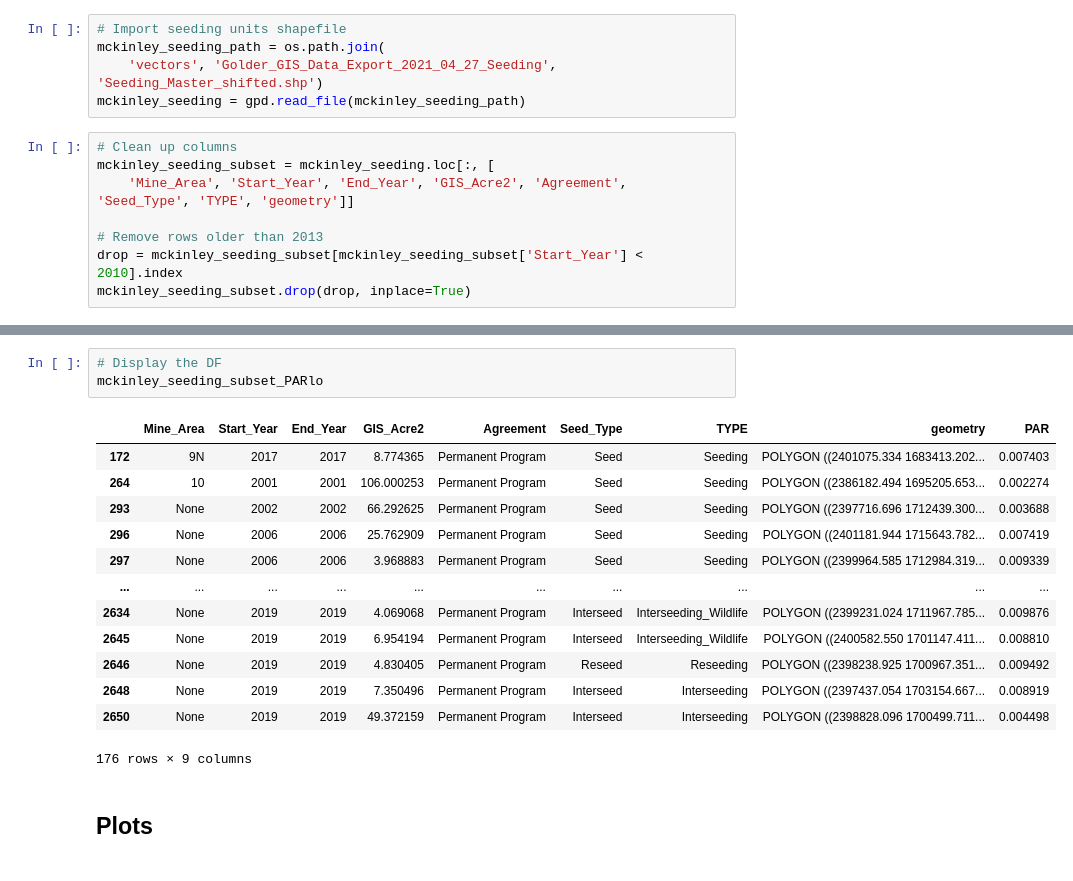
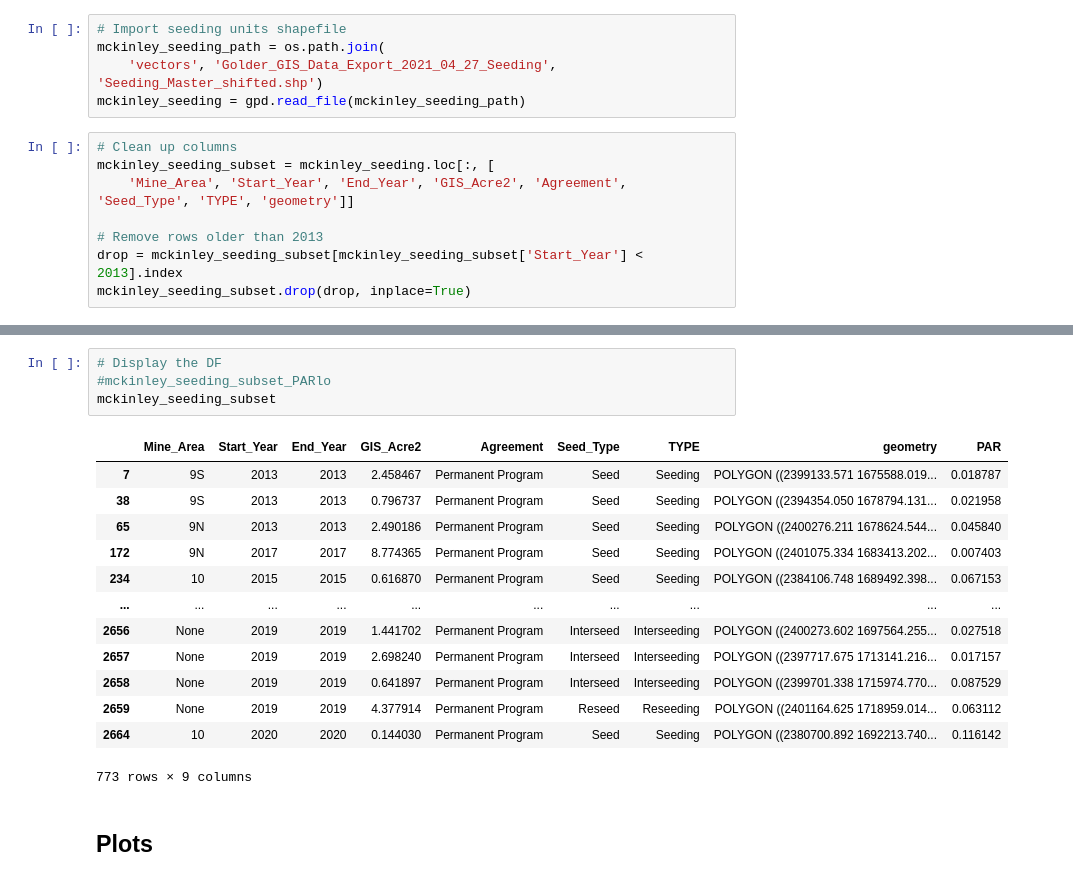
Before and after one commit to haselwimmer/vegetation-restoration-monitoring, a Jupyter notebook: final_notebooks/1-process-seeding-unit-vectors.ipynb, the cells around one changed output, grey strips where cells are left out. Cells and saved outputs as stored; diff of their text form.

```diff
--- a/final_notebooks/1-process-seeding-unit-vectors.ipynb
+++ b/final_notebooks/1-process-seeding-unit-vectors.ipynb
@@ -27,7 +27,7 @@ mckinley_seeding_subset = mckinley_seeding.loc[:, [
     'Mine_Area', 'Start_Year', 'End_Year', 'GIS_Acre2', 'Agreement', 'Seed_Type', 'TYPE', 'geometry']]
 
 # Remove rows older than 2013
-drop = mckinley_seeding_subset[mckinley_seeding_subset['Start_Year'] < 2010].index
+drop = mckinley_seeding_subset[mckinley_seeding_subset['Start_Year'] < 2013].index
 mckinley_seeding_subset.drop(drop, inplace=True)
 # %%
 # Filter polygons to remove roads, tracks, ROW's
@@ -56,19 +78,20 @@ mckinley_seeding_subset.plot(ax=ax2,
 # %%
 # Display the DF
-mckinley_seeding_subset_PARlo
+#mckinley_seeding_subset_PARlo
+mckinley_seeding_subset
 # %% [output]
 |  | Mine_Area | Start_Year | End_Year | GIS_Acre2 | Agreement | Seed_Type | TYPE | geometry | PAR |
+| 7 | 9S | 2013 | 2013 | 2.458467 | Permanent Program | Seed | Seeding | POLYGON ((2399133.571 1675588.019... | 0.018787 |
+| 38 | 9S | 2013 | 2013 | 0.796737 | Permanent Program | Seed | Seeding | POLYGON ((2394354.050 1678794.131... | 0.021958 |
+| 65 | 9N | 2013 | 2013 | 2.490186 | Permanent Program | Seed | Seeding | POLYGON ((2400276.211 1678624.544... | 0.045840 |
 | 172 | 9N | 2017 | 2017 | 8.774365 | Permanent Program | Seed | Seeding | POLYGON ((2401075.334 1683413.202... | 0.007403 |
-| 264 | 10 | 2001 | 2001 | 106.000253 | Permanent Program | Seed | Seeding | POLYGON ((2386182.494 1695205.653... | 0.002274 |
-| 293 | None | 2002 | 2002 | 66.292625 | Permanent Program | Seed | Seeding | POLYGON ((2397716.696 1712439.300... | 0.003688 |
-| 296 | None | 2006 | 2006 | 25.762909 | Permanent Program | Seed | Seeding | POLYGON ((2401181.944 1715643.782... | 0.007419 |
-| 297 | None | 2006 | 2006 | 3.968883 | Permanent Program | Seed | Seeding | POLYGON ((2399964.585 1712984.319... | 0.009339 |
+| 234 | 10 | 2015 | 2015 | 0.616870 | Permanent Program | Seed | Seeding | POLYGON ((2384106.748 1689492.398... | 0.067153 |
 | ... | ... | ... | ... | ... | ... | ... | ... | ... | ... |
-| 2634 | None | 2019 | 2019 | 4.069068 | Permanent Program | Interseed | Interseeding_Wildlife | POLYGON ((2399231.024 1711967.785... | 0.009876 |
-| 2645 | None | 2019 | 2019 | 6.954194 | Permanent Program | Interseed | Interseeding_Wildlife | POLYGON ((2400582.550 1701147.411... | 0.008810 |
-| 2646 | None | 2019 | 2019 | 4.830405 | Permanent Program | Reseed | Reseeding | POLYGON ((2398238.925 1700967.351... | 0.009492 |
-| 2648 | None | 2019 | 2019 | 7.350496 | Permanent Program | Interseed | Interseeding | POLYGON ((2397437.054 1703154.667... | 0.008919 |
-| 2650 | None | 2019 | 2019 | 49.372159 | Permanent Program | Interseed | Interseeding | POLYGON ((2398828.096 1700499.711... | 0.004498 |
+| 2656 | None | 2019 | 2019 | 1.441702 | Permanent Program | Interseed | Interseeding | POLYGON ((2400273.602 1697564.255... | 0.027518 |
+| 2657 | None | 2019 | 2019 | 2.698240 | Permanent Program | Interseed | Interseeding | POLYGON ((2397717.675 1713141.216... | 0.017157 |
+| 2658 | None | 2019 | 2019 | 0.641897 | Permanent Program | Interseed | Interseeding | POLYGON ((2399701.338 1715974.770... | 0.087529 |
+| 2659 | None | 2019 | 2019 | 4.377914 | Permanent Program | Reseed | Reseeding | POLYGON ((2401164.625 1718959.014... | 0.063112 |
+| 2664 | 10 | 2020 | 2020 | 0.144030 | Permanent Program | Seed | Seeding | POLYGON ((2380700.892 1692213.740... | 0.116142 |
-176 rows × 9 columns
+773 rows × 9 columns
 # %% [markdown]
 ## Plots
```
Also changed, not shown: parts of 8 cells of this notebook, 5 other files.
